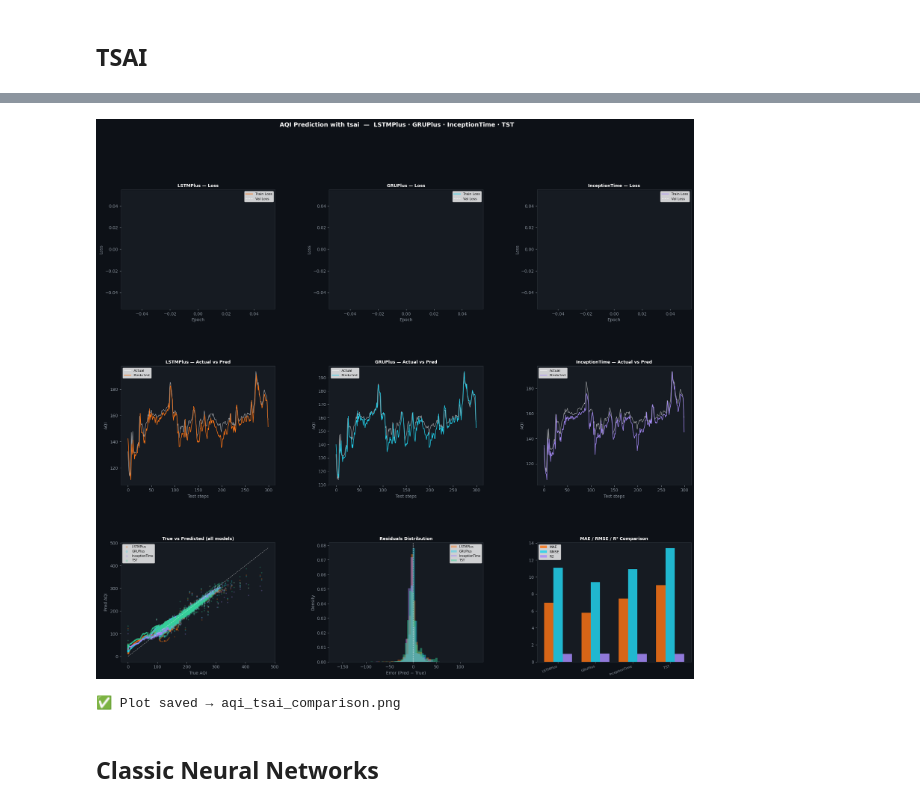
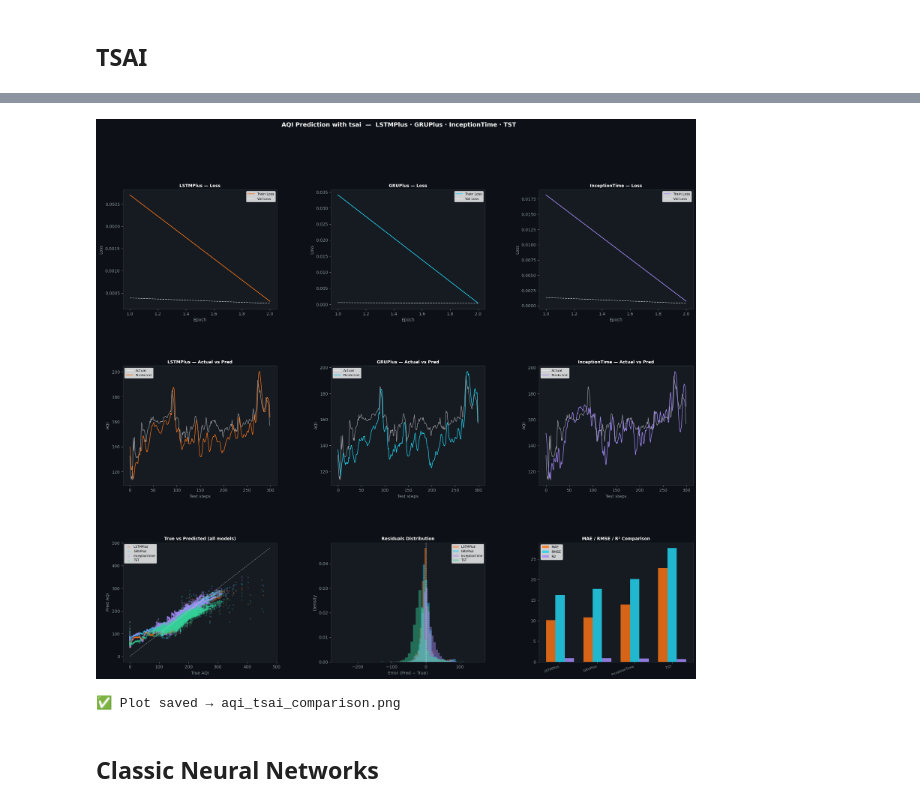
Before and after one commit to vajradevam/wthr, a Jupyter notebook: main.ipynb, the cells around one changed output, grey strips where cells are left out. Cells and saved outputs as stored; diff of their text form; code cells hidden in the pictures.

```diff
--- a/main.ipynb
+++ b/main.ipynb
@@ -1167,7 +968,7 @@ df = df[FEATURES + [TARGET]].dropna().reset_index(drop=True)
 print(f"Dataset shape  : {df.shape}")
 print(f"Feature count  : {len(FEATURES)}")
 
-# ── 2. Scale ─────────────────────────────────────────────────
+# ── 2. Scale ──────────────────────────────────────────────────
 scaler_X = MinMaxScaler()
 scaler_y = MinMaxScaler()
 
@@ -1197,7 +998,7 @@ y_te   = y_seq[val_end:]
 
 n_features = X_seq.shape[1]
 
-# ── 4. Metric helper ─────────────────────────────────────────
+# ── 4. Metric helper ──────────────────────────────────────────
 def compute_metrics(y_true, y_pred):
     mae   = mean_absolute_error(y_true, y_pred)
     rmse  = np.sqrt(mean_squared_error(y_true, y_pred))
@@ -1217,7 +1018,7 @@ def compute_metrics(y_true, y_pred):
                 Max_Abs_Err=max_e, Std_Residuals=std_e,
                 Directional_Acc=da, Within_10AQI=w10, Within_20AQI=w20)
 
-# ── 5. Model configs ─────────────────────────────────────────
+# ── 5. Model configs ──────────────────────────────────────────
 MODEL_CONFIGS = {
     "LSTMPlus": (
         LSTMPlus,
@@ -1245,7 +1046,7 @@ MODEL_CONFIGS = {
 if "EXPERIMENT_REGISTRY" not in globals():
     EXPERIMENT_REGISTRY = {}
 
-_EXP_KEY        = "tsai_models"       # ← unique key for THIS cell's experiment
+_EXP_KEY        = "tsai_models"
 _cell_results   = {}
 _cell_histories = {}
 
@@ -1268,14 +1069,30 @@ for _name, (_arch, _arch_kw, _lr, _epochs) in MODEL_CONFIGS.items():
         path        = "tsai_models",
         cbs         = [
             EarlyStoppingCallback(monitor='valid_loss', patience=8),
-            ReduceLROnPlateau(monitor='valid_loss', patience=4, min_lr=1e-6)
+            ReduceLROnPlateau(monitor='valid_loss', patience=4, min_lr=1e-6),
         ]
     )
 
     _fcst.fit_one_cycle(_epochs, _lr)
 
-    _elapsed = time.time() - _t0
-    _ep_run  = len(_fcst.recorder.values)
+    _elapsed  = time.time() - _t0
+    _rec_vals = _fcst.recorder.values   # list of [valid_loss, mae, rmse] per epoch
+
+    # recorder.values[i][0] = valid_loss for epoch i
+    # recorder.losses        = flat list of per-batch train losses
+    # group per-batch train losses into per-epoch averages
+    _n_epochs   = len(_rec_vals)
+    _n_batches  = len(_fcst.recorder.losses)
+    _bpe        = _n_batches // _n_epochs if _n_epochs else 1
+
+    _train_hist = [
+        float(np.mean([_fcst.recorder.losses[j].item()
+                        for j in range(i * _bpe, min((i+1) * _bpe, _n_batches))]))
+        for i in range(_n_epochs)
+    ]
+    _valid_hist = [float(v[0]) for v in _rec_vals]
+
+    _ep_run = _n_epochs
 
     _raw_preds, _, _ = _fcst.get_X_preds(X_te)
     _y_pred_s = np.array(_raw_preds).flatten()
@@ -1291,11 +1108,12 @@ for _name, (_arch, _arch_kw, _lr, _epochs) in MODEL_CONFIGS.items():
     _cell_results[_name] = _m
 
     _cell_histories[_name] = {
-        "train": [v[0] for v in _fcst.recorder.values],
-        "valid": [v[1] for v in _fcst.recorder.values],
+        "train": _train_hist,
+        "valid": _valid_hist,
     }
 
     print(f"  Epochs run : {_ep_run}  |  Time : {_elapsed:.1f}s")
+    print(f"  History lengths — train: {len(_train_hist)}  valid: {len(_valid_hist)}")
     print(f"  MAE={_m['MAE']:.3f}  RMSE={_m['RMSE']:.3f}  "
           f"R²={_m['R2']:.4f}  MAPE={_m['MAPE']:.2f}%")
     print(f"  Within ±10 AQI : {_m['Within_10AQI']:.1f}%  "
@@ -1449,8 +1243,13 @@ for i, name in enumerate(_names_preview):
     ax = fig.add_subplot(gs[0, i])
     ax.set_facecolor("#161b22")
     h = _plot_hist[name]
-    ax.plot(h["train"], color=COLORS[name], lw=1.5, label="Train Loss")
-    ax.plot(h["valid"], color="white",      lw=1.2, ls="--", alpha=0.7, label="Val Loss")
+
+    train_loss = np.array(h["train"]).flatten()
+    valid_loss = np.array(h["valid"]).flatten()
+    epochs = range(1, len(train_loss) + 1)          # ← explicit x-axis
+
+    ax.plot(epochs, train_loss, color=COLORS[name], lw=1.5, label="Train Loss")
+    ax.plot(epochs, valid_loss, color="white",      lw=1.2, ls="--", alpha=0.7, label="Val Loss")
     ax.set_title(f"{name} — Loss", color="white", fontsize=10, fontweight="bold")
     ax.set_xlabel("Epoch", color="#8b949e")
     ax.set_ylabel("Loss",  color="#8b949e")
@@ -1499,34 +1298,34 @@ ax_r.set_title("Residuals Distribution", color="white", fontsize=10, fontweight=
 ax_r.set_xlabel("Error (Pred − True)", color="#8b949e")
 ax_r.set_ylabel("Density",             color="#8b949e")
 ax_r.tick_params(colors="#8b949e")
 ax_r.legend(fontsize=7)
 for sp in ax_r.spines.values(): sp.set_edgecolor("#30363d")
 
 # Row 2, Col 2 — Metric bars (all models)
 ax_b = fig.add_subplot(gs[2, 2])
 ax_b.set_facecolor("#161b22")
 x      = np.arange(len(_names))
 width  = 0.25
 bar_c  = ["#f97316", "#22d3ee", "#a78bfa"]
 for j, metric in enumerate(["MAE", "RMSE", "R2"]):
     vals = [_plot_data[k][metric] for k in _names]
     ax_b.bar(x + j * width, vals, width, label=metric, color=bar_c[j], alpha=0.85)
 ax_b.set_xticks(x + width)
 ax_b.set_xticklabels(_names, color="white", fontsize=8, rotation=20, ha="right")
 ax_b.set_title("MAE / RMSE / R² Comparison", color="white", fontsize=10, fontweight="bold")
 ax_b.tick_params(colors="#8b949e")
 ax_b.legend(fontsize=8)
 for sp in ax_b.spines.values(): sp.set_edgecolor("#30363d")
 
 plt.suptitle(
     "AQI Prediction with tsai  —  LSTMPlus · GRUPlus · InceptionTime · TST",
     color="white", fontsize=14, fontweight="bold", y=0.99
 )
 plt.savefig(SAVE_PATH, dpi=150, bbox_inches="tight", facecolor="#0d1117")
 plt.show()
 print(f"\n✅ Plot saved → {SAVE_PATH}")
 # %% [output]
-[figure, old version]
+[figure, new version]
 ✅ Plot saved → aqi_tsai_comparison.png
 # %% [markdown]
 ## Classic Neural Networks
```
Also changed, not shown: parts of 32 cells of this notebook, 4 other files.
